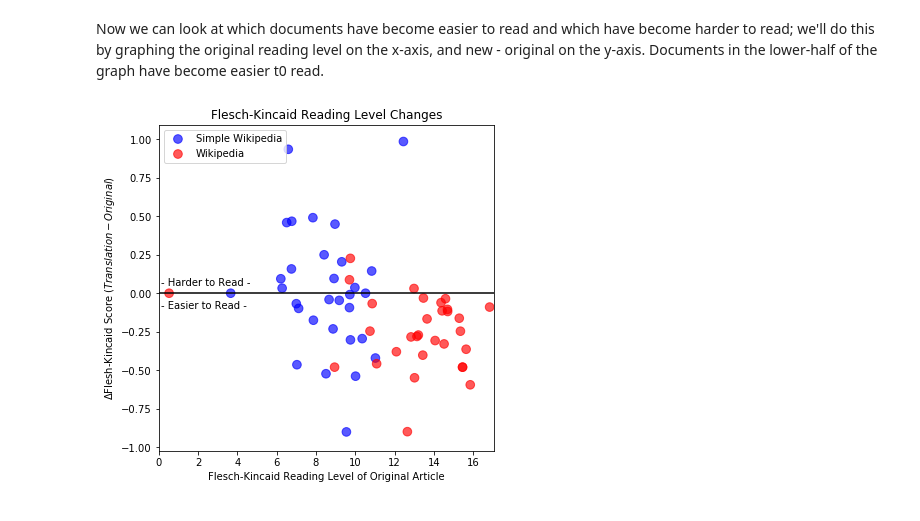
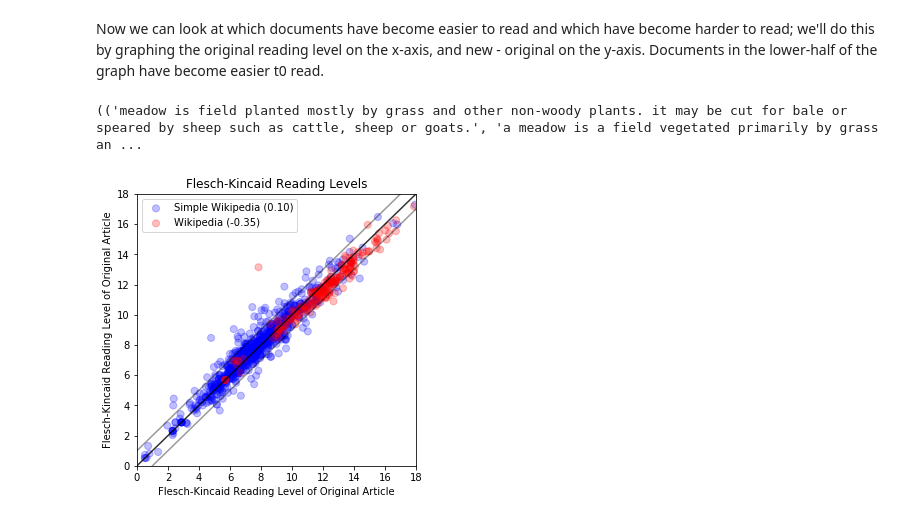
Before and after one commit to NeverForged/BasicEnglishTranslator, a Jupyter notebook: evaluation/Test Basic English Translator Reading Level.ipynb, the cells around one changed output. Cells and saved outputs as stored; diff of their text form; code cells hidden in the pictures.

```diff
--- a/evaluation/Test Basic English Translator Reading Level.ipynb
+++ b/evaluation/Test Basic English Translator Reading Level.ipynb
@@ -14,15 +14,20 @@ si_entries = []
 en_entries = []
 
 bad = 'we could not find the above page on our servers. did you mean'
+worse = 'wikipedia does not yet have an article with this name'
 
 not_blank = 0
+all_art = 0
 for key in articles.keys():
-        if bad not in articles[key][2]:
-            not_blank += 1
-            if key[:2] == 'en':
-                en_entries.append((articles[key][0], articles[key][2]))
-            elif key[:2] == 'si':
-                si_entries.append((articles[key][0], articles[key][2]))
+    not_blank += 1
+    if (bad in articles[key][2] or worse in articles[key][2] or 'mean:' in articles[key][2] or
+        'wikipedia help' in articles[key][2] or 'refer to' in articles[key][2] or 'may be about' in articles[key][2]):
+        pass
+    else:
+        if key[:2] == 'en':
+            en_entries.append((articles[key][0], articles[key][2]))
+        elif key[:2] == 'si':
+            si_entries.append((articles[key][0], articles[key][2]))
 
 print 'We have {} articles (of {} non-blank).'.format(len(si_entries) + len(en_entries), not_blank)
 # %% [output]
@@ -104,23 +111,49 @@ Xb = np.array(Xb)
 Xr = np.array(Xr)
 # %% [markdown]
 Now we can look at which documents have become easier to read and which have become harder to read; we'll do this by graphing the original reading level on the x-axis, and new - original on the y-axis.  Documents in the lower-half of the graph have become easier t0 read.
+# %%
+# find most-simplified for example
+best = ('a','122')
+total = []
+for i, x in enumerate(Xb):
+    new = x[0] - x[1]
+    total.append(new)
+    if new < best[1]:
+        best = (si_entries[i], new)
+
+blue = np.mean(total)
+total = []
+
+for i, x in enumerate(Xr):
+    new = x[0] - x[1]
+    total.append(new)
+    if new < best[1]:
+        best = (en_entries[i], new)
+
+print best
+red = np.mean(total)
+# %% [output]
+(('meadow is field planted mostly by grass and other non-woody plants. it may be cut for bale or speared by sheep such as cattle, sheep or goats.', 'a meadow is a field vegetated primarily by grass an ...
 # %%
 import matplotlib.pyplot as plt
 %matplotlib inline
 
-plt.figure(figsize=(6, 6))
-plt.title("Flesch-Kincaid Reading Level Changes")
+plt.figure(figsize=(5, 5))
+plt.title("Flesch-Kincaid Reading Levels")
 plt.xlabel('Flesch-Kincaid Reading Level of Original Article')
-plt.ylabel(r'$\Delta$Flesh-Kincaid Score ($Translation - Original$)')
-plt.scatter(Xb[:, 1], Xb[:, 0] - Xb[:, 1], label='Simple Wikipedia', c=yb, s=75, alpha=0.65)
-plt.scatter(Xr[:, 1], Xr[:, 0] - Xr[:, 1], label='Wikipedia', c=yr, s=75, alpha=0.65)
-xx = np.linspace(0.0, Xr[:, 0].max()+0.3, 17)
-yy = xx * 0
-plt.plot(xx, yy, c='k')
-plt.xlim(0.0, Xr[:, 0].max() + 0.3)
+plt.ylabel('Flesch-Kincaid Reading Level of Original Article')
+xx = np.linspace(0.0, Xb[:, 0].max()+0.3, 17)
+yy = xx
+plt.xlim(0.0, 18)
+plt.ylim(0.0, 18)
+#plt.text(0.1, -0.2, '- Easier to Read -')
+#plt.text(0.1, 0.05, '- Harder to Read -')
+plt.scatter(Xb[:, 1], Xb[:, 0], label='Simple Wikipedia ({:.2f})'.format(blue), c=yb, s=50, alpha=0.25)
+plt.scatter(Xr[:, 1], Xr[:, 0], label='Wikipedia ({:.2f})'.format(red), c=yr, s=50, alpha=0.25)
+plt.plot(xx, yy, c='k', alpha=0.8)
+plt.plot(xx, yy+1, c='k', alpha=0.4)
+plt.plot(xx, yy-1, c='k', alpha=0.4)
 plt.legend()
-plt.text(0.1, -0.1, '- Easier to Read -')
-plt.text(0.1, 0.05, '- Harder to Read -')
 plt.show()
 # %% [output]
-[figure, old version]
+[figure, new version]
```
Also changed, not shown: parts of 3 cells of this notebook, 1 other file.
